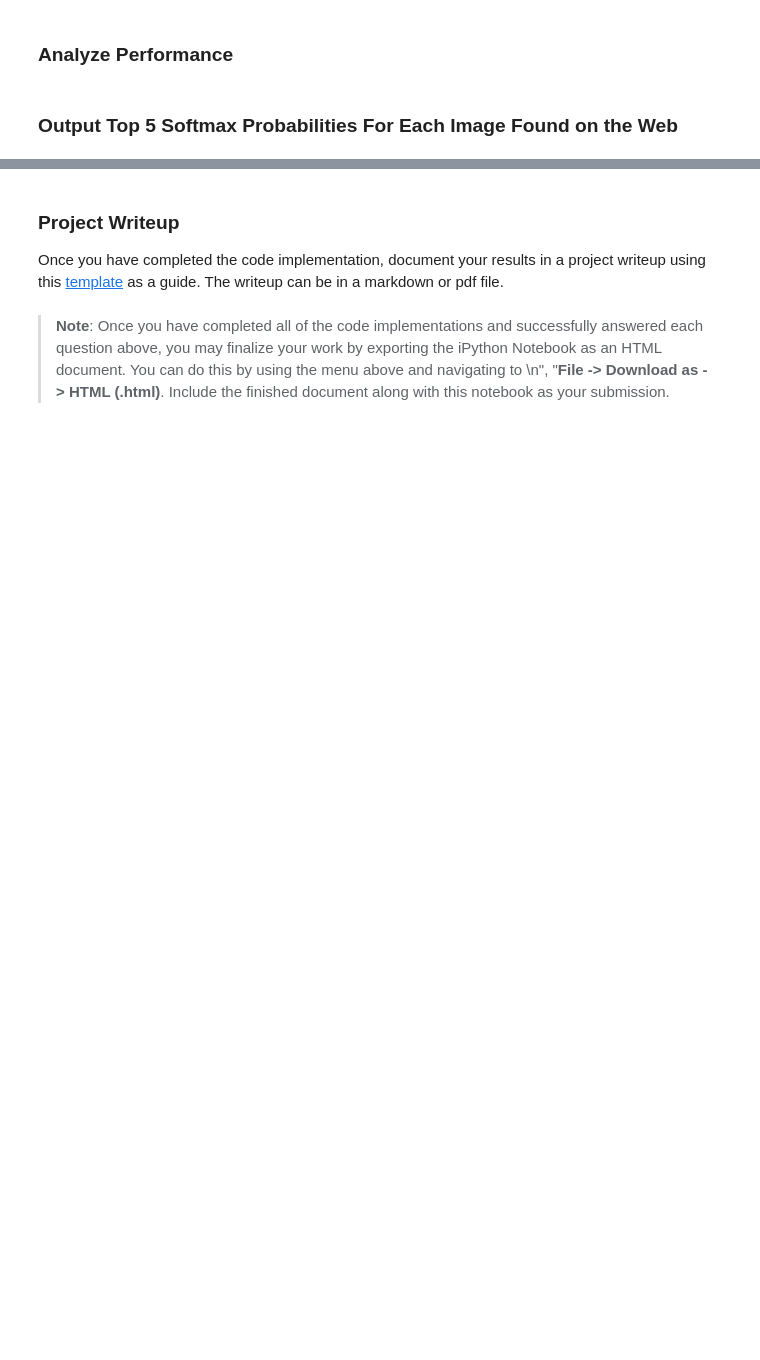
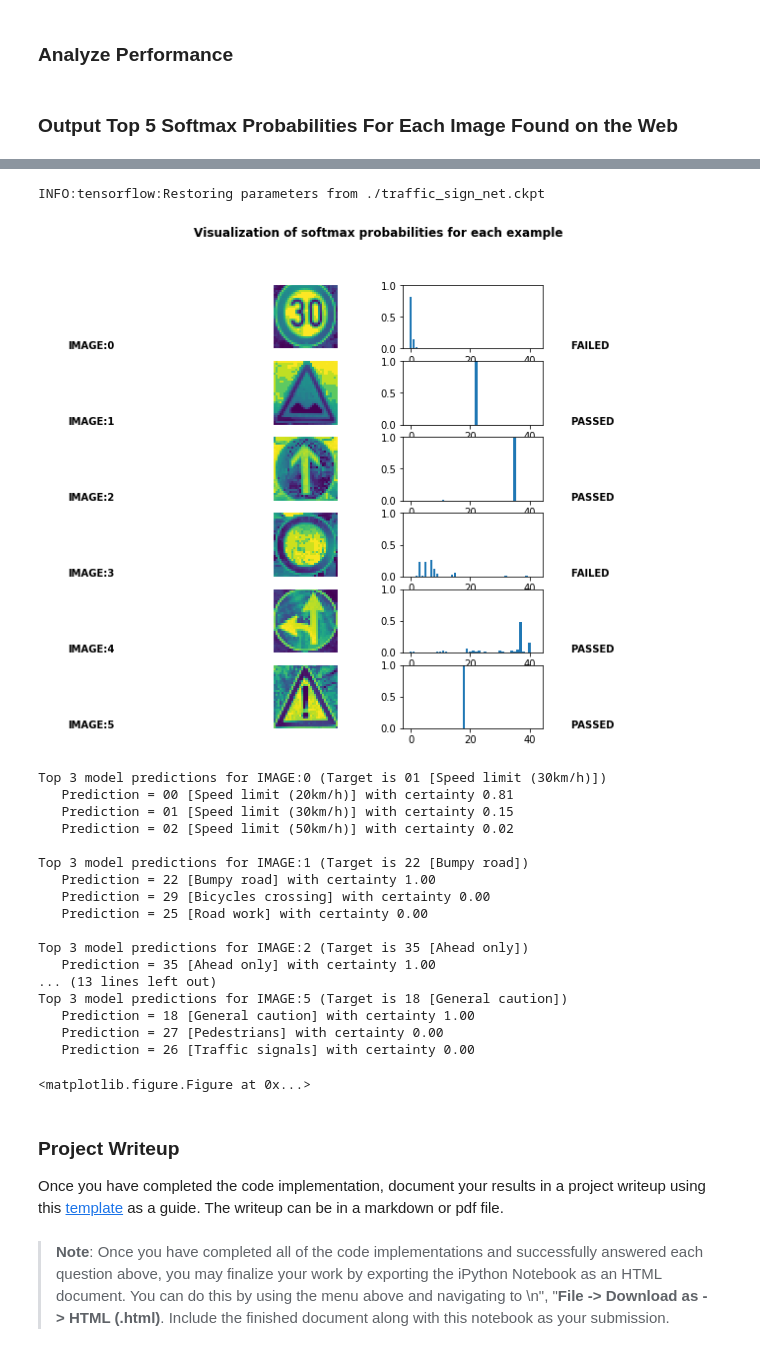
Before and after one commit to luk6xff/SelfDrivingCarND, a Jupyter notebook: CarND-Traffic-Sign-Classifier-P3/Traffic_Sign_Classifier.ipynb, the cells around one changed output, grey strips where cells are left out. Cells and saved outputs as stored; diff of their text form; code cells hidden in the pictures; blank space fills up the shorter version.

```diff
--- a/CarND-Traffic-Sign-Classifier-P3/Traffic_Sign_Classifier.ipynb
+++ b/CarND-Traffic-Sign-Classifier-P3/Traffic_Sign_Classifier.ipynb
@@ -641,5 +693,9 @@ KeyboardInterrupt:
 #If you were to measure the performance of your trained model on the test set, then improve your model, and then measure the performance of your model on the test set again, that would invalidate your test results. You wouldn't get a true measure of how well your model would perform against real data.
 with tf.Session() as sess:
     saver.restore(sess, tf.train.latest_checkpoint('.'))
+    training_accuracy = evaluate(X_train_final, y_train_final)
+    validation_accuracy = evaluate(X_valid_n, y_valid)
     test_accuracy = evaluate(X_test_n, y_test)
+    print("Training Accuracy = {:.3f}".format(training_accuracy))
+    print("Validation Accuracy = {:.3f}".format(validation_accuracy))
     print("Test Accuracy = {:.3f}".format(test_accuracy))
@@ -746,13 +790,65 @@ Looking just at the first row we get `[ 0.34763842,  0.24879643,  0.12789202]`,
-# %%
-### Print out the top five softmax probabilities for the predictions on the German traffic sign images found on the web.
-### Feel free to use as many code cells as needed.
-softmax = tf.nn.softmax(logits)
-with tf.Session() as sess:
-    sess.run(tf.global_variables_initializer())
-    saver.restore(sess, tf.train.latest_checkpoint('.'))
-    probabilities = sess.run(softmax, feed_dict={x: X_new_test_n, y: y_new_test_labels, keep_prob: 1.0})
-    result_top_five = sess.run(tf.nn.top_k(probabilities, k=5))
-    print (result_top_five)
+# %%
+### Print out the top five softmax probabilities for the predictions on the German traffic sign images found on the web.
+K = 3
+softmax = tf.nn.softmax(logits)
+evaluate_softmax = tf.nn.softmax(logits)
+evaluate_topk = tf.nn.top_k(evaluate_softmax, k=K)
+
+with tf.Session() as sess:
+
+    # Restore saved session
+    saver.restore(sess, tf.train.latest_checkpoint('.'))
+
+    # Certainty of predictions
+    top_k = sess.run(evaluate_topk, feed_dict={x: X_new_test_n, y: y_new_test_labels, keep_prob: 1.})
+
+    # Compute softmax probabilities
+    softmax_probs = sess.run(evaluate_softmax, feed_dict={x: X_new_test_n, y: y_new_test_labels, keep_prob: 1.})
+
+# Plot softmax probabilities along with traffic sign examples
+n_images = X_new_test_n.shape[0]
+fig, axes = plt.subplots(n_images, 4)
+fig.set_size_inches(A4_LANDSCAPE)
+plt.suptitle('Visualization of softmax probabilities for each example', fontweight='bold')
+for i in range(0, n_images):
+    axes[i, 0].text(0, 0, 'IMAGE:{}'.format(i), fontweight='bold')
+    axes[i, 0].axis('off')
+    axes[i, 1].imshow(np.squeeze(X_new_test_n[i]))
+    axes[i, 1].axis('off')
+    axes[i, 2].bar(np.arange(n_classes), softmax_probs[i])
+    axes[i, 2].set_ylim([0, 1])
+    axes[i, 3].text(0, 0, 'PASSED' if y_new_test_labels[i]==top_k[1][i][0] else 'FAILED', fontweight='bold')
+    axes[i, 3].axis('off')
+plt.show()
+plt.savefig('plots/Visualization of softmax probabilities for each example.png', bbox_inches='tight')
+
+# Print top K predictions of the model for each example, along with confidence (softmax score)
+for i in range(len(X_new_test_n)):
+    print('\nTop {} model predictions for IMAGE:{} (Target is {:02d} [{}])'.format(K, i, y_new_test_labels[i], sign_names[y_new_test_labels[i]]))
+    for k in range(K):
+        top_c = top_k[1][i][k]
+        print('   Prediction = {:02d} [{}] with certainty {:.2f}'.format(top_c, sign_names[top_c], softmax_probs[i][top_c]))
+# %% [output]
+INFO:tensorflow:Restoring parameters from ./traffic_sign_net.ckpt
+[figure, added]
+Top 3 model predictions for IMAGE:0 (Target is 01 [Speed limit (30km/h)])
+   Prediction = 00 [Speed limit (20km/h)] with certainty 0.81
+   Prediction = 01 [Speed limit (30km/h)] with certainty 0.15
+   Prediction = 02 [Speed limit (50km/h)] with certainty 0.02
+
+Top 3 model predictions for IMAGE:1 (Target is 22 [Bumpy road])
+   Prediction = 22 [Bumpy road] with certainty 1.00
+   Prediction = 29 [Bicycles crossing] with certainty 0.00
+   Prediction = 25 [Road work] with certainty 0.00
+
+Top 3 model predictions for IMAGE:2 (Target is 35 [Ahead only])
+   Prediction = 35 [Ahead only] with certainty 1.00
+... (13 lines left out)
+Top 3 model predictions for IMAGE:5 (Target is 18 [General caution])
+   Prediction = 18 [General caution] with certainty 1.00
+   Prediction = 27 [Pedestrians] with certainty 0.00
+   Prediction = 26 [Traffic signals] with certainty 0.00
+<matplotlib.figure.Figure at 0x...>
 # %% [markdown]
 ### Project Writeup
 
```
Also changed, not shown: parts of 19 cells of this notebook.
